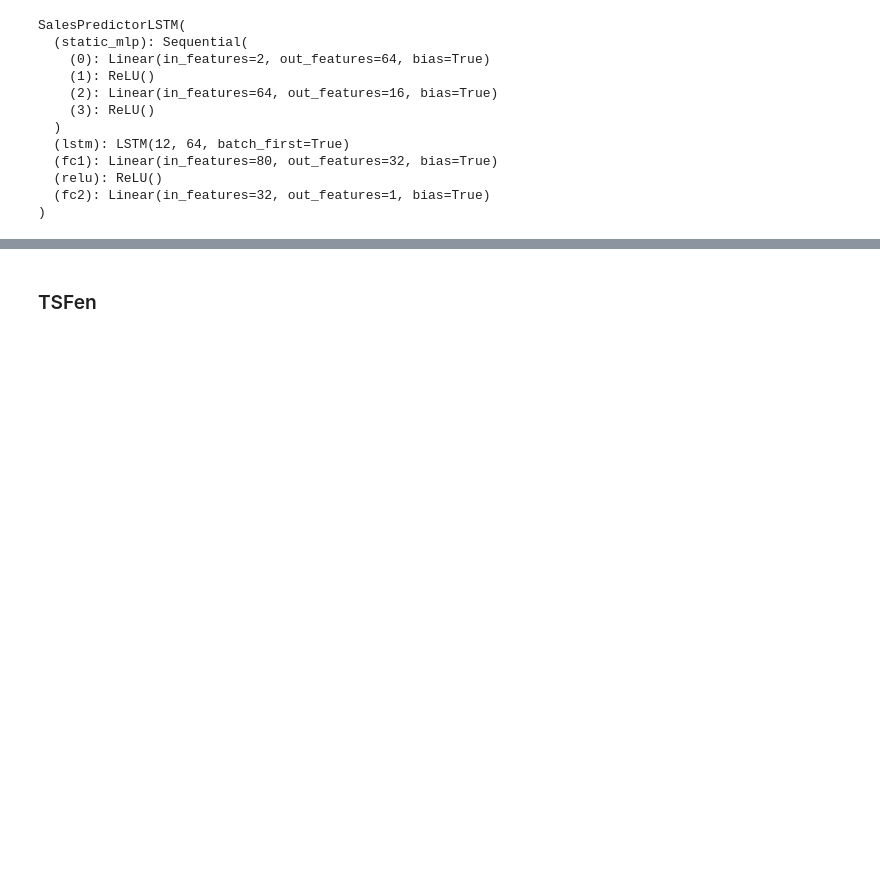
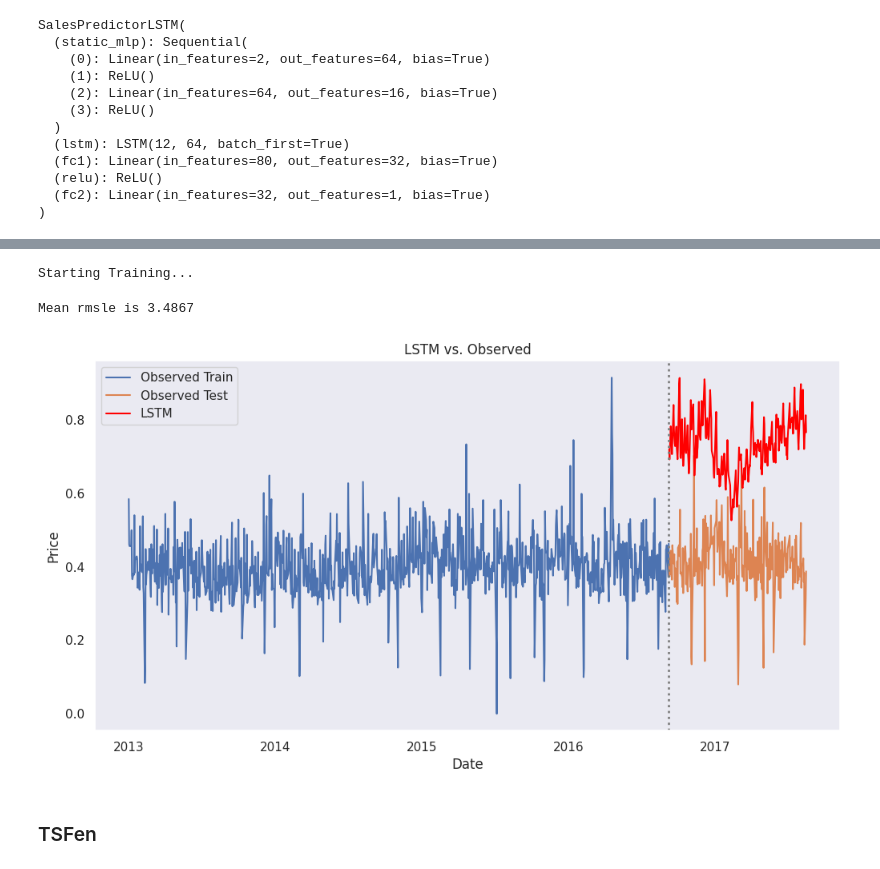
Before and after one commit to RetroMeras/ML_Timeseries, a Jupyter notebook: src/models.ipynb, the cells around one changed output, grey strips where cells are left out. Saved outputs shown, nothing was run; the diff lists cells and outputs as text; code cells hidden in the pictures; blank space fills up the shorter version.

```diff
--- a/src/models.ipynb
+++ b/src/models.ipynb
@@ -782,0 +830,6 @@ IndexError: single positional indexer is out-of-bounds
+# %%
+train_dataset = SalesDataset(X_dynamic_train, X_static_train, y_train)
+val_dataset = SalesDataset(X_dynamic_val, X_static_val, y_val)
+
+train_loader = DataLoader(train_dataset, batch_size=BATCH_SIZE, shuffle=True)
+val_loader = DataLoader(val_dataset, batch_size=BATCH_SIZE, shuffle=False)
@@ -782,0 +838,10 @@ IndexError: single positional indexer is out-of-bounds
+# %%
+model = SalesPredictorLSTM(
+    num_dynamic_features=12,
+    lstm_hidden_size=HIDDEN_SIZE_LSTM,
+    fc_hidden_size=HIDDEN_SIZE_FC,
+    num_static_features=2,
+)
+model.load_state_dict(torch.load("./lstm_resids.pth"))
+model.to(DEVICE)
+model.eval()
@@ -782,0 +861,61 @@ IndexError: single positional indexer is out-of-bounds
+# %%
+EPOCHS = 0
+LEARNING_RATE = 5e-4
+
+criterion = nn.MSELoss()
+optimizer = torch.optim.Adam(model.parameters(), lr=LEARNING_RATE)
+
+print("\nStarting Training...")
+for epoch in range(EPOCHS):
+    model.train()
+    train_loss_epoch = 0
+    for dynamic_batch, static_batch, target_batch in tqdm(train_loader):
+        dynamic_batch, static_batch, target_batch = (
+            dynamic_batch.to(DEVICE),
+            static_batch.to(DEVICE),
+            target_batch.to(DEVICE),
+        )
+
+        optimizer.zero_grad()
+        outputs = model(dynamic_batch, static_batch)
+        loss = criterion(outputs, target_batch)
+        loss.backward()
+        optimizer.step()
+        train_loss_epoch += loss.item()
+    train_loss_epoch /= len(train_loader)
+
+    model.eval()
+    val_loss_epoch = 0
+    with torch.no_grad():
+        for dynamic_batch, static_batch, target_batch in tqdm(val_loader):
+            dynamic_batch, static_batch, target_batch = (
+                dynamic_batch.to(DEVICE),
+                static_batch.to(DEVICE),
+                target_batch.to(DEVICE),
+            )
+            outputs = model(dynamic_batch, static_batch)
+            loss = criterion(outputs, target_batch)
+            val_loss_epoch += loss.item()
+    val_loss_epoch /= len(val_loader)
+
+    print(
+        f"Epoch {epoch + 1}/{EPOCHS}, Train Loss: {train_loss_epoch:.6f}, Val Loss: {val_loss_epoch:.6f}"
+    )
+# %% [output]
+Starting Training...
+# %%
+X_forecast = X_train_resid[-len(y_train_resid):].copy()
+X_forecast[target_col] = y_train_resid
+X_forecast_test = X_test_resid.copy()
+X_forecast_test[target_col] = 0.0
+forecast = forecast_lstm(model, X_forecast, X_test_resid, target_col="residuals")
+# %%
+added_forecast = {}
+for (family, store_nbr) in forecast:
+    added_forecast[(family, store_nbr)] = true_prophet_forecast[(family, store_nbr)].values + forecast[(family, store_nbr)].values.ravel()
+# %%
+_ = test_forecast(added_forecast, categories[:N_families], store_nbrs[:N_stores], to_numpy=False)
+plot_forecast(added_forecast, label="LSTM", family_idx=7, store_idx=0)
+# %% [output]
+Mean rmsle is 3.4867
+[figure, added]
```
Also changed, not shown: parts of 43 cells of this notebook, 2 other files.
